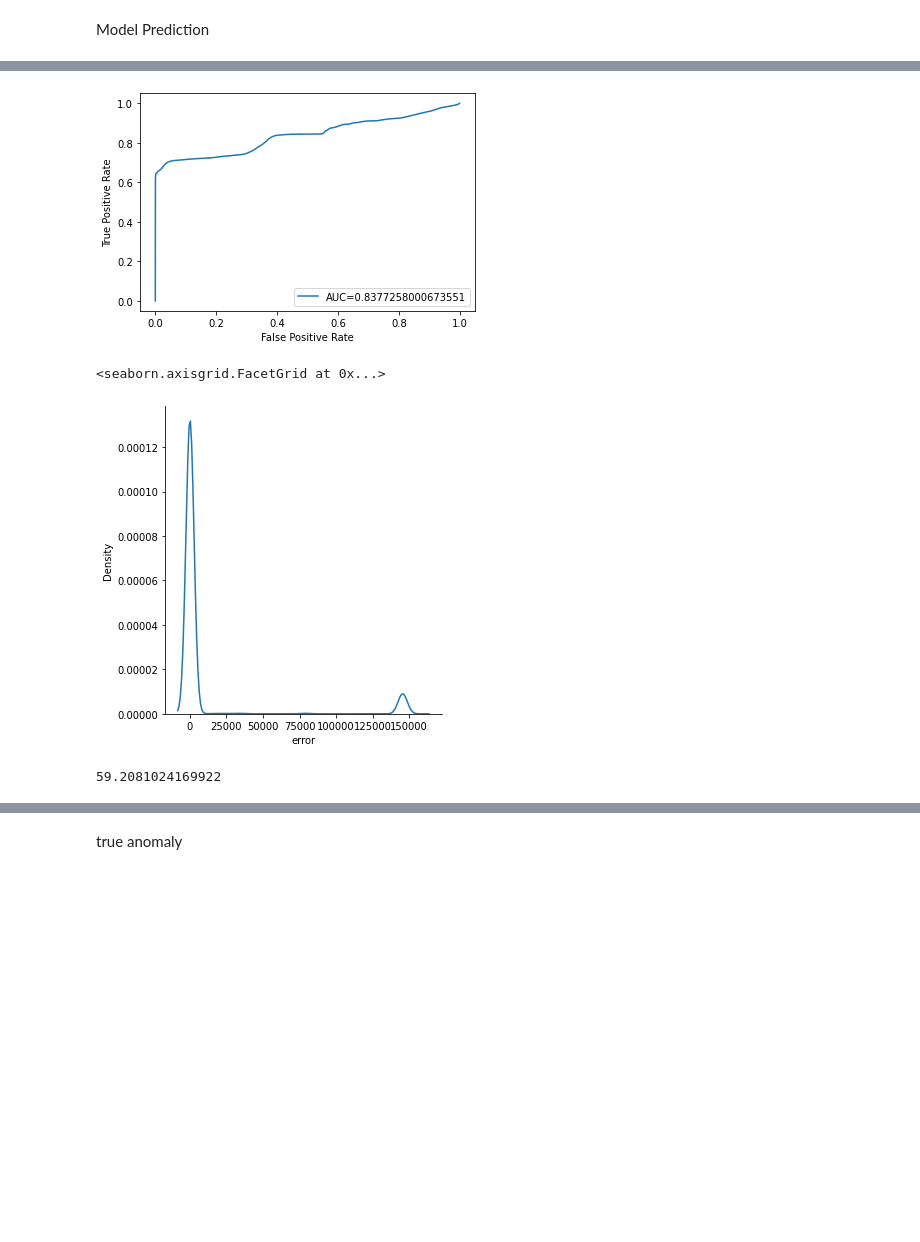
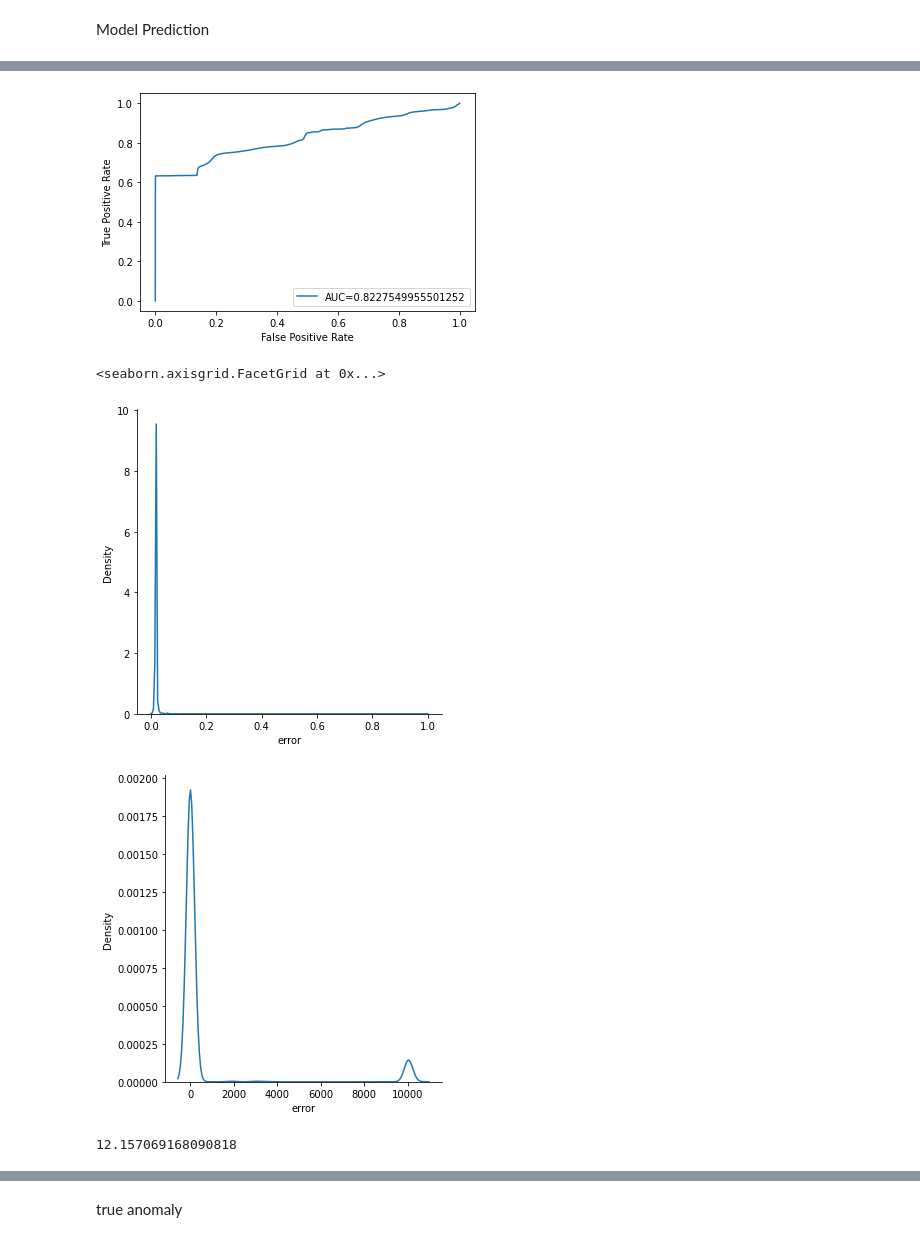
Before and after one commit to Geebigib/Explainable-Anomaly-detection-In-ICS, a Jupyter notebook: Neural_Base_Model.ipynb, the cells around one changed output, grey strips where cells are left out. Drawn from its saved outputs; the diff is of its cells as text; code cells hidden in the pictures; blank space fills up the shorter version.

```diff
--- a/Neural_Base_Model.ipynb
+++ b/Neural_Base_Model.ipynb
@@ -79,6 +97,6 @@ train_scale.shape ,test_scale.shape
 Model Prediction
 # %%
 from  pyod.models.deep_svdd import DeepSVDD
-model = DeepSVDD(preprocessing = False,epochs=20, batch_size=64 )
+model = DeepSVDD(preprocessing = False,epochs=100, batch_size=128, hidden_neurons=[64, 32])
 model.fit(train_scale)
 # %% [output]
@@ -147,7 +169,7 @@ plt.xlabel('False Positive Rate')
 plt.legend(loc=4)
 plt.show()
 # %% [output]
-[figure, old version]
+[figure, new version]
 # %%
 #normalise error score
 min_train = min(train_scores)
@@ -159,17 +181,17 @@ norm_test = (test_scores - min_train)/(max_train-min_train)
 df_error_train = pd.DataFrame(norm_train,columns = ['error'])
 df_error_test = pd.DataFrame(norm_test,columns = ['error'])
 # %%
-# sns.displot(df_error_train, x="error",kind="kde")
+sns.displot(df_error_train, x="error",kind="kde")
 sns.displot(df_error_test, x="error",kind="kde")
 # %% [output]
 <seaborn.axisgrid.FacetGrid at 0x...>
-[figure, old version]
+[figure, new version]
+[figure, added]
 # %%
-threshold= np.percentile(norm_test,90)
+threshold= np.percentile(norm_test,92)
+threshold
+# %% [output]
+12.157069168090818
-# %%
-threshold
-# %% [output]
-59.2081024169922
 # %%
 def pred_labels_timewindow(df,threshold,time_window):
   n_data = len(df)
```
Also changed, not shown: parts of 54 cells of this notebook.
